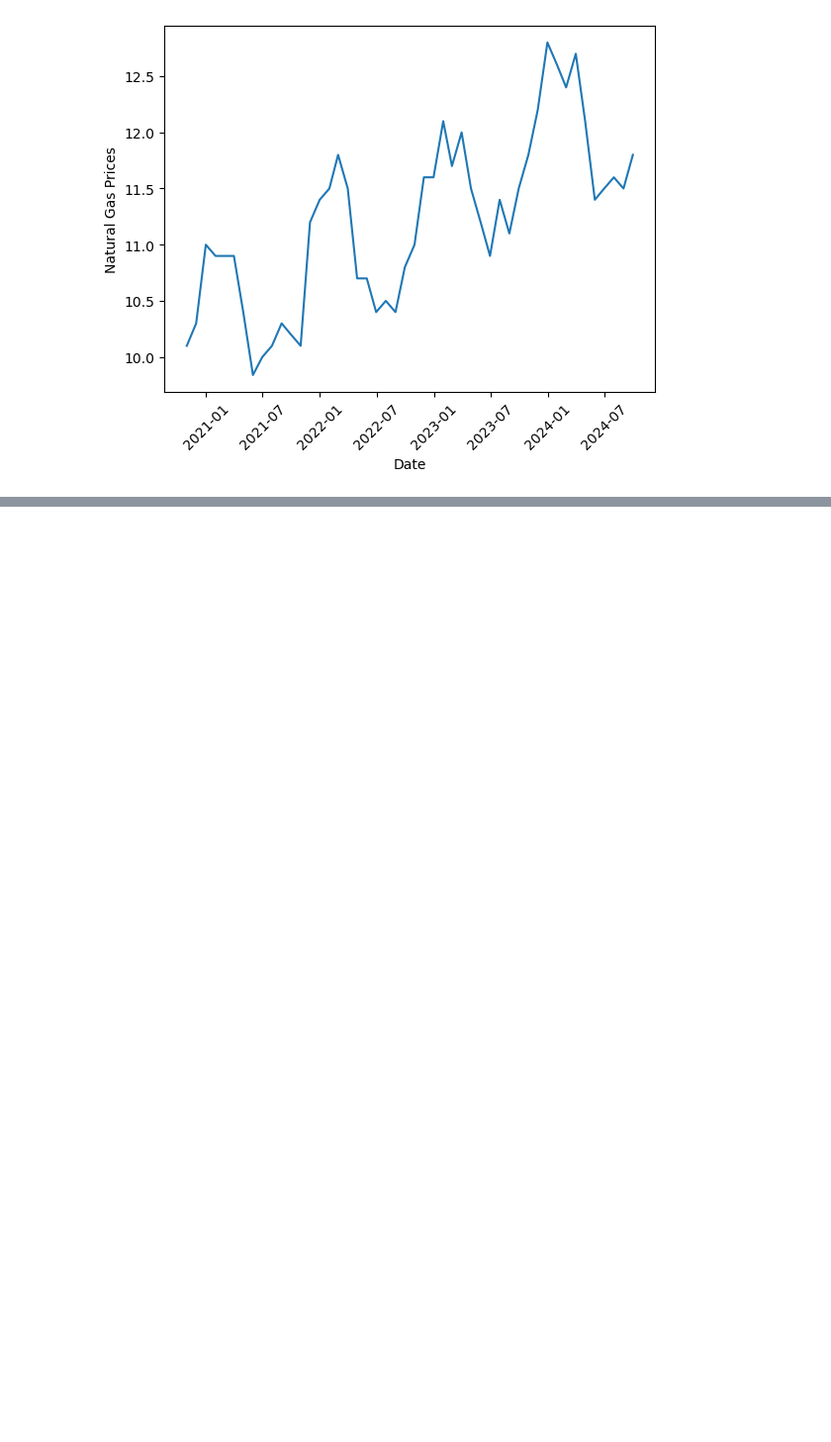
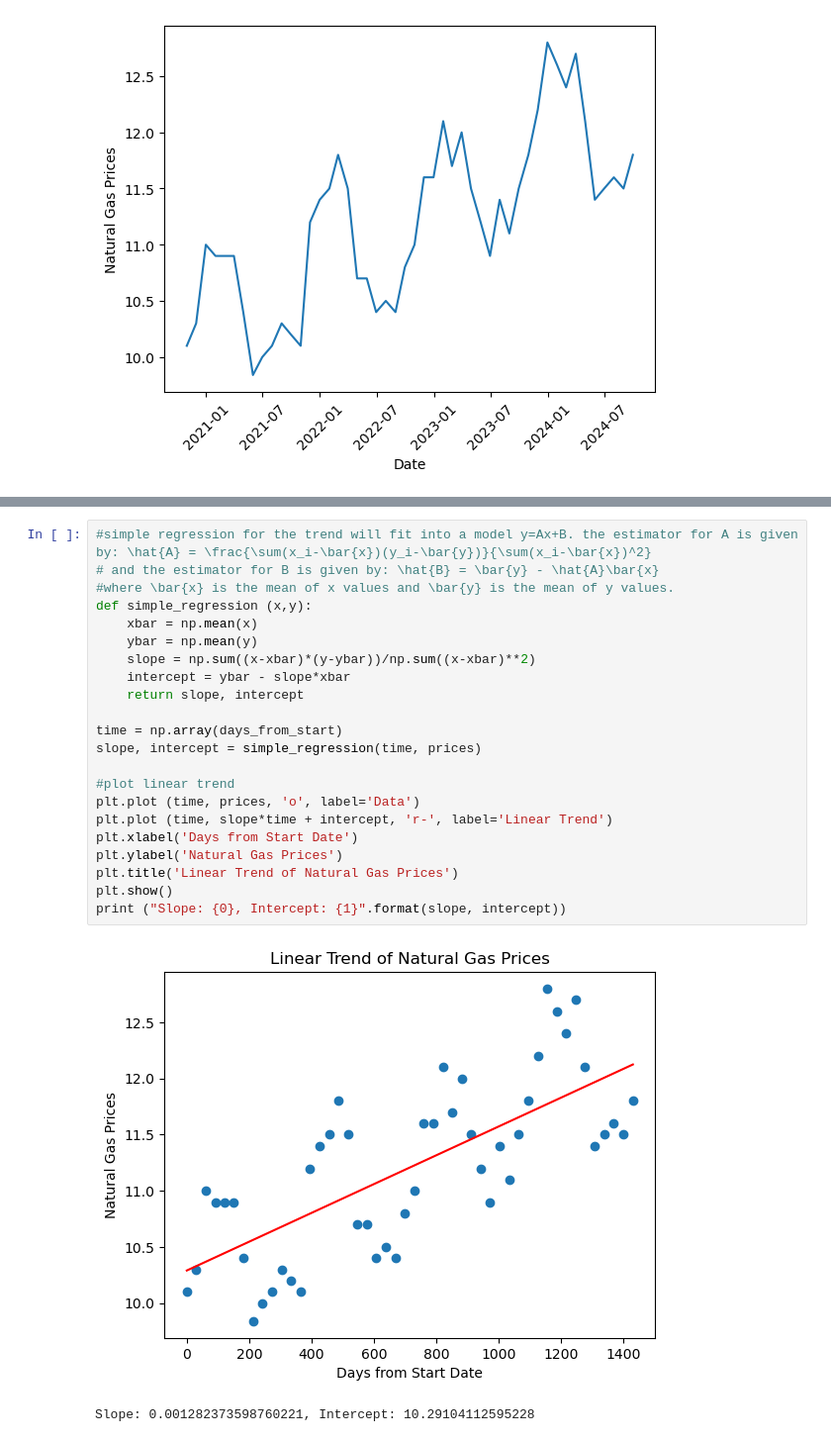
Before and after one commit to odhiambo1738/natural-gas-prediction, a Jupyter notebook: natural gas solution.ipynb, the cells around one changed output, grey strips where cells are left out. Shown: that part at 99% size. Drawn from its saved outputs; the diff is of its cells as text; blank space fills up the shorter version.

Commit message:
Update natural gas solution notebook with latest analysis and code

```diff
--- a/natural gas solution.ipynb
+++ b/natural gas solution.ipynb
@@ -62,0 +60,25 @@ interpolate()
+# %%
+#simple regression for the trend will fit into a model y=Ax+B. the estimator for A is given by: \hat{A} = \frac{\sum(x_i-\bar{x})(y_i-\bar{y})}{\sum(x_i-\bar{x})^2}
+# and the estimator for B is given by: \hat{B} = \bar{y} - \hat{A}\bar{x}
+#where \bar{x} is the mean of x values and \bar{y} is the mean of y values.
+def simple_regression (x,y):
+    xbar = np.mean(x)
+    ybar = np.mean(y)
+    slope = np.sum((x-xbar)*(y-ybar))/np.sum((x-xbar)**2)
+    intercept = ybar - slope*xbar
+    return slope, intercept
+
+time = np.array(days_from_start)
+slope, intercept = simple_regression(time, prices)
+
+#plot linear trend
+plt.plot (time, prices, 'o', label='Data')
+plt.plot (time, slope*time + intercept, 'r-', label='Linear Trend')
+plt.xlabel('Days from Start Date')
+plt.ylabel('Natural Gas Prices')
+plt.title('Linear Trend of Natural Gas Prices')
+plt.show()
+print ("Slope: {0}, Intercept: {1}".format(slope, intercept))
+# %% [output]
+[figure, added]
+Slope: 0.001282373598760221, Intercept: 10.29104112595228
```
Also changed, not shown: parts of 4 cells of this notebook.
